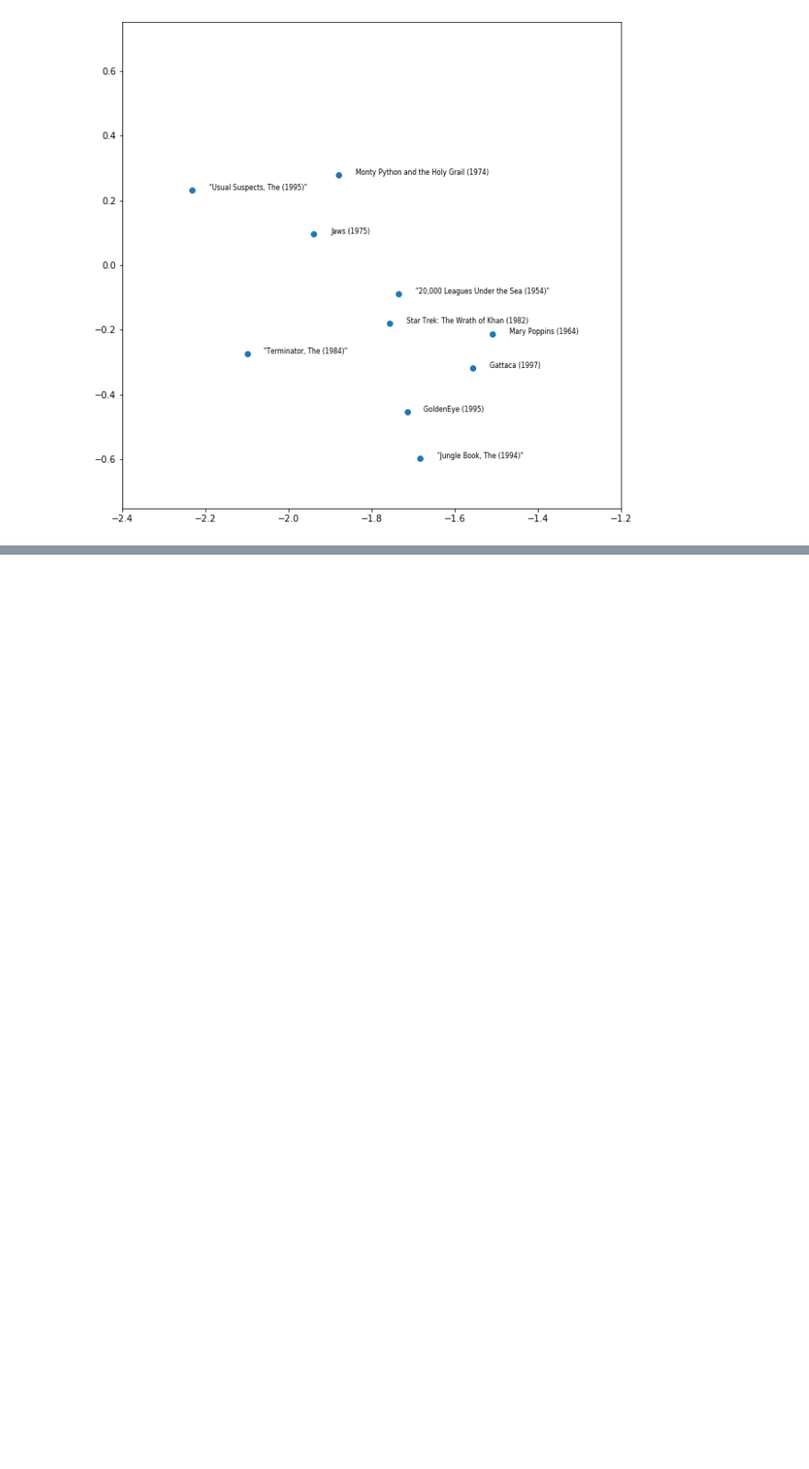
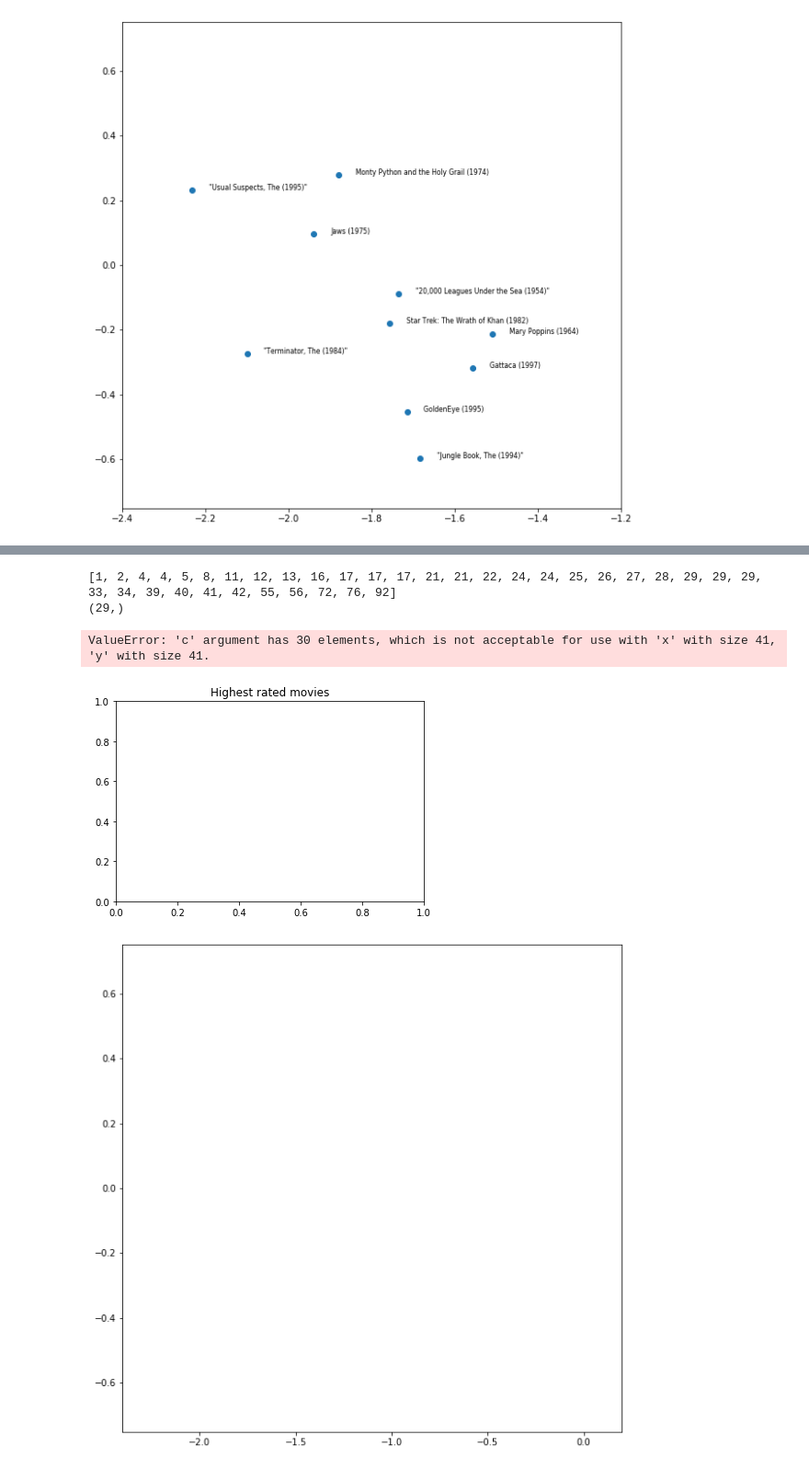
Before and after one commit to danezhou/CS155_Project2, a Jupyter notebook: Basic SVD Visualizations.ipynb, the cells around one changed output, grey strips where cells are left out. Shown at 92% size. Drawn from its saved outputs; the diff is of its cells as text; code cells hidden in the pictures; blank space fills up the shorter version.

```diff
--- a/Basic SVD Visualizations.ipynb
+++ b/Basic SVD Visualizations.ipynb
@@ -237,0 +265,74 @@ plt.show()
+# %%
+# Loading the movie data
+movie_data = np.genfromtxt('./data/movies.txt', dtype=None, delimiter='\t', encoding='utf8')
+
+movie_titles = [movie[1] for movie in movie_data]
+
+movie_dict = Counter(movie_titles)
+
+movie_ids = {}
+
+i = 1
+for movie in movie_titles:
+    movie_ids[i] = movie
+    i += 1
+
+movie_to_new_ids = {}
+
+i = 1
+for movie in movie_dict.keys():
+    movie_to_new_ids[movie] = i
+    i += 1
+# %%
+action_movies = []
+comedy_movies = []
+crime_movies = []
+for movie in movie_data:
+    if movie[3] == 1:
+        action_movies.append(movie_to_new_ids[movie[1]])
+    if movie[7] == 1:
+        comedy_movies.append(movie_to_new_ids[movie[1]])
+    if movie[8] == 1:
+        crime_movies.append(movie_to_new_ids[movie[1]])
+
+color = np.empty(shape=(30), dtype=str)
+for i in range(10):
+    color[i] = 'r'
+    color[i + 10] = 'g'
+    color[i + 20] = 'b'
+
+genre_movies = action_movies[:10] + comedy_movies[:14] + crime_movies[:12]
+genre_movies.sort()
+
+print(genre_movies)
+
+n_parsed_movies = N
+a = np.arange(n_parsed_movies)
+exclude = np.setdiff1d(a, genre_movies)
+
+genre_movies_x = np.delete(V_x, exclude)
+genre_movies_y = np.delete(V_y, exclude)
+
+
+print(genre_movies_x.shape)
+# %% [output]
+[1, 2, 4, 4, 5, 8, 11, 12, 13, 16, 17, 17, 17, 21, 21, 22, 24, 24, 25, 26, 27, 28, 29, 29, 29, 33, 34, 39, 40, 41, 42, 55, 56, 72, 76, 92]
+(29,)
+# %%
+titles = []
+for i,most in enumerate(genre_movies):
+    titles.append(movie_ids[most+1])
+
+plt.title("Highest rated movies")
+plt.figure(figsize=(10,10))
+axes = plt.gca()
+axes.set_xlim([-2.4,0.2])
+axes.set_ylim([-0.75,0.75])
+plt.scatter(genre_movies_x, genre_movies_y, c=color)
+for i, txt in enumerate(titles):
+    plt.annotate(txt, (genre_movies_x[i]+.04, genre_movies_y[i]), fontsize=7.5)
+plt.show()
+# %% [output]
+ValueError: 'c' argument has 30 elements, which is not acceptable for use with 'x' with size 41, 'y' with size 41.
+[figure, added]
+[figure, added]
```
Also changed, not shown: parts of 5 cells of this notebook.
